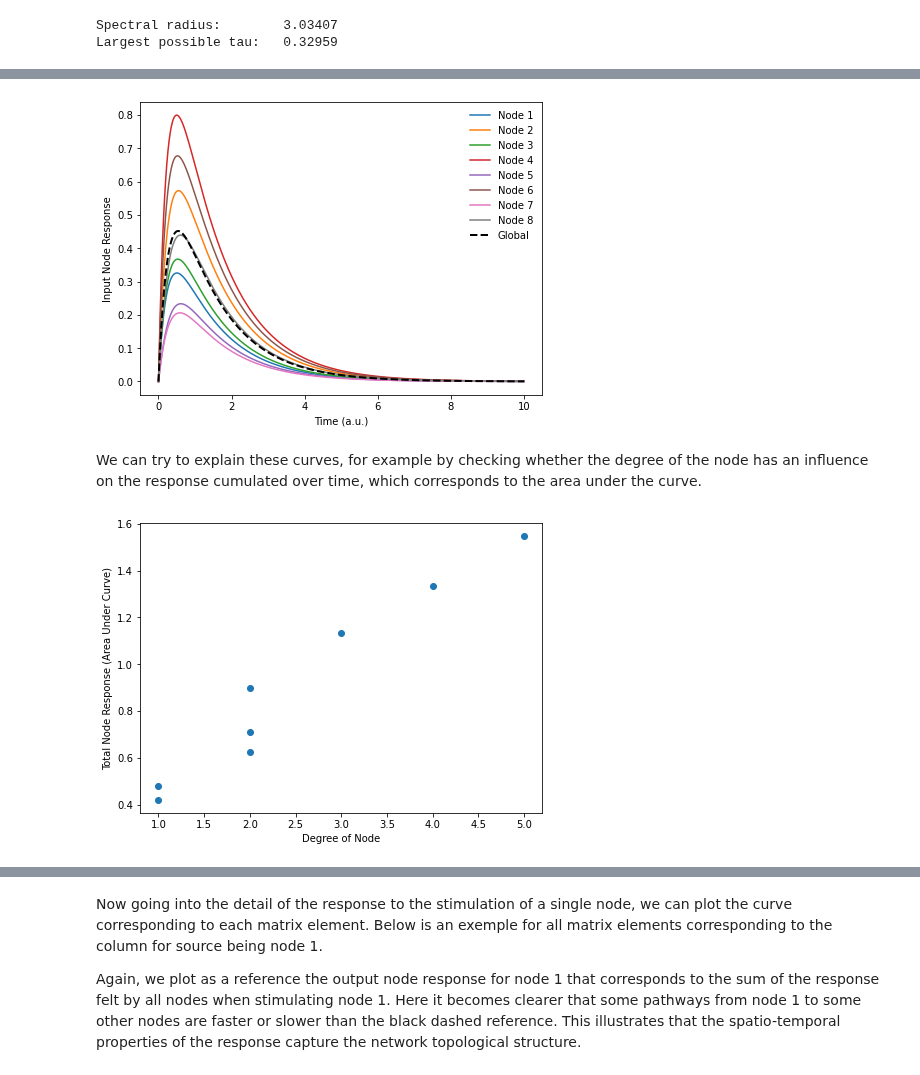
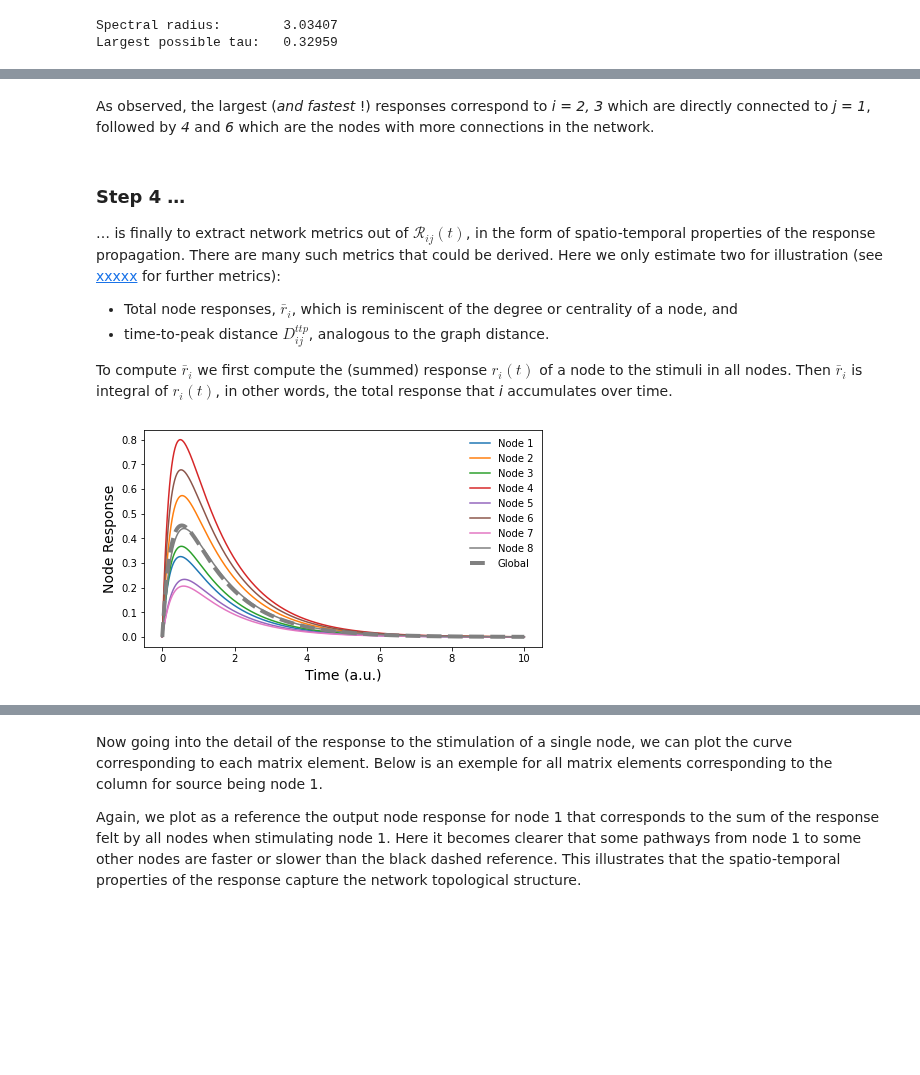
Before and after one commit to mb-BCA/SiReNetA_Tutorials, a Jupyter notebook: Tutorial_Notebooks/1_GettingStarted.ipynb, the cells around one changed output, grey strips where cells are left out. Drawn from its saved outputs; the diff is of its cells as text; code cells hidden in the pictures; blank space fills up the shorter version.

```diff
--- a/Tutorial_Notebooks/1_GettingStarted.ipynb
+++ b/Tutorial_Notebooks/1_GettingStarted.ipynb
@@ -165,0 +182,7 @@ resps_lc = sna.Resp_LeakyCascade(net, S0=1.0, tau=tau, tmax=tfinal, timestep=dt)
+# %%
+# Calculate temporal evolution of the pair-wise responses R(t)
+print('\nCalculating ... pair-wise response tensors, from t=0 to t=%3.1f, with step=%3.3f ...' %(tfinal, dt) )
+time1 = timer()
+Rmats = sna.Resp_LeakyCascade(net.T, S0=stim, tau=tau, tmax=tfinal, timestep=dt)
+time2 = timer()
+print( time2 - time1, 'seconds' )
@@ -166,19 +192,20 @@ resps_lc = sna.Resp_LeakyCascade(net, S0=1.0, tau=tau, tmax=tfinal, timestep=dt)
 # %%
 # Visualise the pair-wise response matrices at times t = 0.1, 0.3, 0.5, 1.0, 2.0, 3.0
-maxresp = resps_lc.max()
+maxresp = Rmats.max()
 
 tidxlist = [10,20,50,100,200,500]
-plt.figure(figsize=[12,8])
+plt.figure(figsize=[12,6])
 for i, tidx in enumerate(tidxlist):
     t = tpoints[tidx]
     plt.subplot(2,3,i+1)
     plt.title('$\mathcal{R}(t)$ response matrix at t=%1.1f' %t)
-    plt.imshow(resps_lc[tidx], cmap='gray_r')
+    plt.imshow(Rmats[tidx], cmap='gray_r')
     plt.clim(0,maxresp)
     plt.colorbar()
     plt.xticks(np.arange(N), np.arange(N)+1)
     plt.yticks(np.arange(N), np.arange(N)+1)
     plt.xlabel('source node')
     plt.ylabel('target node')
+
 plt.tight_layout()
 # %% [output]
@@ -189,0 +217,14 @@ In comparison, the black dashed curve represents the global network response res
+# %%
+# Compute the global network response
+Rglob = sna.GlobalResponse(Rmats)
+
+# Plot the responses to stimulus applied at j = 1.
+plt.figure(figsize=(6.4,3.8))
+for i in range(1,N):
+    plt.plot(tpoints, Rmats[:,i,0], label='1 -> %d' %(i+1))
+plt.plot(tpoints, Rglob / N**2, label='Global', c='gray', ls='--', lw=4)
+plt.xlabel('Time (a.u.)')
+plt.ylabel('Pair-wise Response')
+plt.legend(frameon=False)
+
+plt.tight_layout()
@@ -190,30 +233,26 @@ In comparison, the black dashed curve represents the global network response res
+# %% [markdown]
+As observed, the largest (*and fastest* !) responses correspond to *i = 2, 3* which are directly connected to *j = 1*, followed by *4* and *6* which are the nodes with more connections in the network.
+# %% [markdown]
+### Step 4 …
+
+… is finally to extract network metrics out of $\mathcal{R}_{ij}(t)$, in the form of spatio-temporal properties of the response propagation. There are many such metrics that could be derived. Here we only estimate two for illustration (see [xxxxx](#) for further metrics):
+
+- Total node responses, $\bar{r}_i$, which is reminiscent of the degree or centrality of a node, and
+- time-to-peak distance $D^{ttp}_{ij}$, analogous to the graph distance.
+
+To compute $\bar{r}_i$ we first compute the (summed) response $r_i(t)$ of a node to the stimuli in all nodes. Then $\bar{r}_i$ is integral of $r_i(t)$, in other words, the total response that *i* accumulates over time.
 # %%
 # Compute and visualise the node responses
-inresp, outresp = sna.NodeResponses(resps_lc)
-glbresp = sna.GlobalResponse(resps_lc)
+r_nodes = sna.NodeResponses(Rmats)[0]
 
-plt.figure()
+# Visualize the node responses over time
+plt.figure(figsize=(6.4,3.8))
 for i in range(N):
-    plt.plot(tpoints, inresp[:,i], label='Node %d' %(i+1))
-plt.plot(tpoints, glbresp / N, label='Global', c='k', ls='--', lw=2)
+    plt.plot(tpoints, r_nodes[:,i], label='Node %d' %(i+1))
+plt.plot(tpoints, Rglob / N, label='Global', c='gray', ls='--', lw=4)
 plt.xlabel('Time (a.u.)')
-plt.ylabel('Input Node Response')
+plt.ylabel('Node Response')
 plt.legend(frameon=False)
 plt.tight_layout()
 # %% [output]
-[figure, old version]
+[figure, new version]
-# %% [markdown]
-We can try to explain these curves, for example by checking whether the degree of the node has an influence on the response cumulated over time, which corresponds to the area under the curve.
-# %%
-# Compare the node response with the degree
-deg = net.sum(axis=0)
-
-noderesp = sna.AreaUnderCurve(inresp, timestep=dt)
-
-plt.figure()
-plt.plot(deg,noderesp, 'o')
-plt.xlabel('Degree of Node')
-plt.ylabel('Total Node Response (Area Under Curve)')
-plt.tight_layout()
-# %% [output]
-[figure, removed]
```
Also changed, not shown: parts of 22 cells of this notebook.
